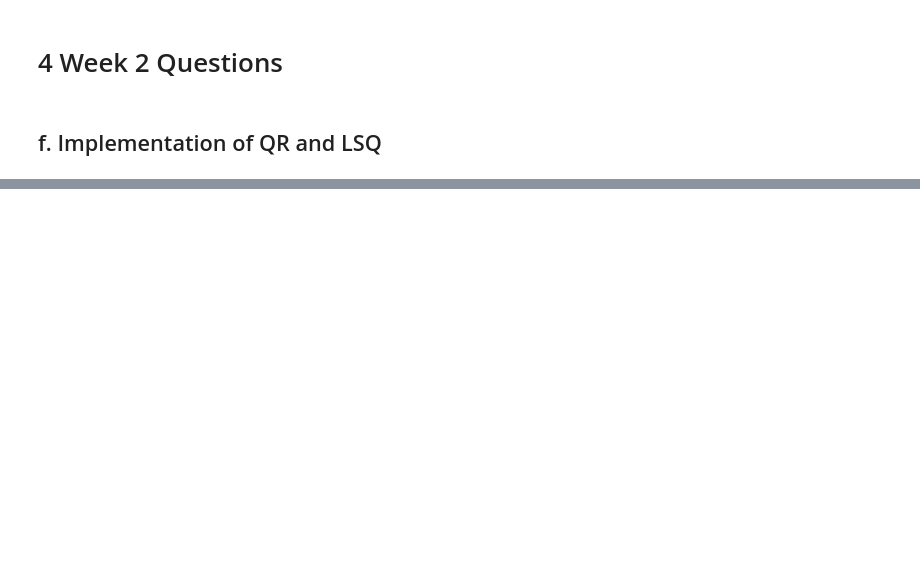
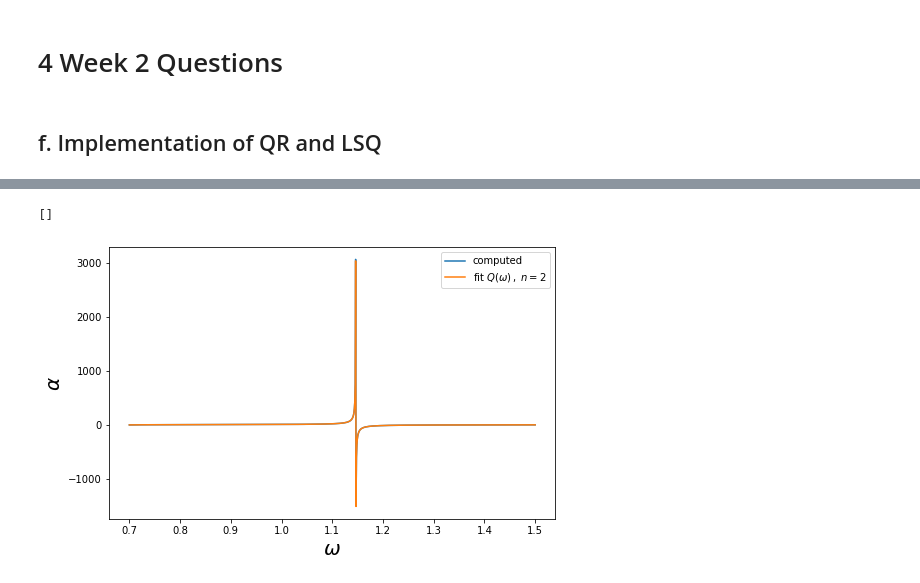
Before and after one commit to Kiril94/SC_Proj, a Jupyter notebook: Proj1/Proj1.ipynb, the cells around one changed output, grey strips where cells are left out. Cells and saved outputs as stored; diff of their text form; code cells hidden in the pictures; blank space fills up the shorter version.

```diff
--- a/Proj1/Proj1.ipynb
+++ b/Proj1/Proj1.ipynb
@@ -183,0 +215,11 @@ def lsq(A,b):
+# %%
+def lsq(A,b):
+    """Returns least squares solution to the system Ax=b using Householder QR decomposition."""
+    _,n = A.shape
+    V, R = householder_fast(A)
+    Hb = apply_projection(V,b)
+    x = back_substitute(R[:n],Hb[:n])
+    return x
+
+x_test = lsq(A_test, b_test)
+print(x_test)
@@ -183,0 +279,29 @@ def lsq(A,b):
+# %%
+def compute_coefficients_Q(v_alpha,omega,n):
+    """Determine coefficients of the rational approximating function."""
+    exponents = np.arange(0,n+1)
+    Omega = omega[:,na]**exponents
+    Q = np.concatenate((Omega, -v_alpha[:,na]*Omega[:,1:]),axis = 1)
+    return lsq(Q, v_alpha)
+
+def rat_func(v_omega, c_coeff, n):
+    exponents = np.arange(0,n+1)
+    Omega = v_omega[:,na]**exponents
+    Q_num = Omega@c_coeff[:n+1]
+    Q_den = 1+Omega[:,1:]@c_coeff[n+1:]
+    return Q_num/Q_den
+# %%
+c_coeff_2 = compute_coefficients_Q(v_alpha,v_omega,2)
+Q_alpha_2 = rat_func(v_omega, c_coeff_2, 2)
+Q_alpha_4 = rat_func(v_omega, compute_coefficients_Q(v_alpha,v_omega,4),4)
+Q_2_error = (Q_alpha_2-v_alpha)/v_alpha
+Q_4_error = (Q_alpha_4-v_alpha)/v_alpha
+# %%
+fig, ax = plt.subplots(figsize=(8,5))
+ax = sns.lineplot(v_omega, v_alpha,label = 'computed')
+ax = sns.lineplot(v_omega, Q_alpha_2, label = r'$\mathrm{fit}\ Q(\omega)\,,\ n = 2$')
+ax.set_xlabel(r'$\omega$', fontsize = 20),ax.set_ylabel(r'$\alpha$', fontsize =20)
+ax.plot()
+# %% [output]
+[]
+[figure, added]
```
Also changed, not shown: parts of 35 cells of this notebook.
